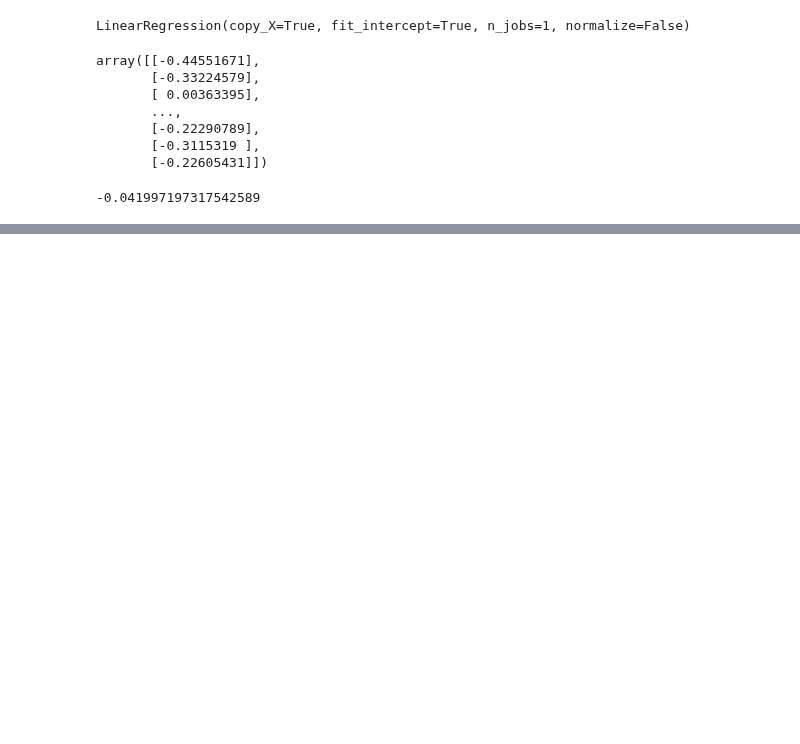
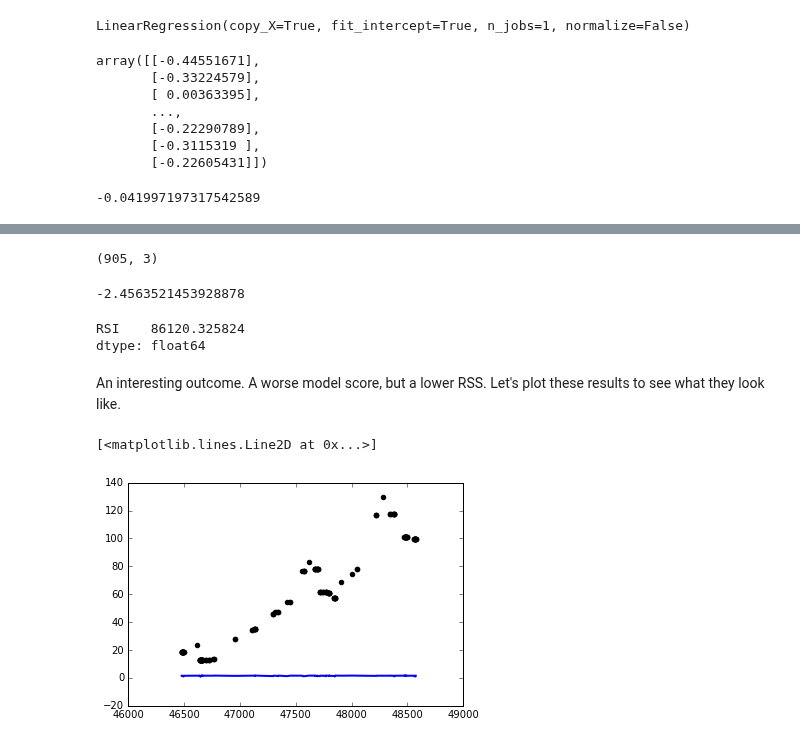
Before and after one commit to theofanislekkas/mlnd, a Jupyter notebook: rsi/RSI.ipynb, the cells around one changed output, grey strips where cells are left out. Drawn from its saved outputs; the diff is of its cells as text; code cells hidden in the pictures; blank space fills up the shorter version.

```diff
--- a/rsi/RSI.ipynb
+++ b/rsi/RSI.ipynb
@@ -494,0 +498,37 @@ quick_rss
+# %%
+new_aapl = new_aapl[new_aapl.Sell > 0]
+new_aapl.shape
+# %% [output]
+(905, 3)
+# %%
+new_features = new_aapl[['RSI']]
+# new_features = new_features.reshape((905,1))
+newf_train = new_features.iloc[:724]
+newf_test = new_features.iloc[724:]
+# %%
+new_prices = new_aapl[['Sell']]
+# new_prices = new_prices.reshape((905,1))
+newp_train = new_prices.iloc[:724]
+newp_test = new_prices.iloc[724:]
+# %%
+new_model = LinearRegression()
+new_model.fit(newf_train, newp_train)
+new_predictions = new_model.predict(newf_test)
+# %%
+new_model.score(newf_test, newp_test)
+# %% [output]
+-2.4563521453928878
+# %%
+rss = np.sum((new_predictions - newf_test) ** 2)
+rss
+# %% [output]
+RSI    86120.325824
+dtype: float64
+# %% [markdown]
+An interesting outcome.  A worse model score, but a lower RSS.  Let's plot these results to see what they look like.
+# %%
+plt.scatter(newf_test.index, newp_test, color='black')
+plt.plot(newf_test.index, new_predictions, color='blue',  linewidth=2)
+# %% [output]
+[<matplotlib.lines.Line2D at 0x...>]
+[figure, added]
```
Also changed, not shown: parts of 16 cells of this notebook.
